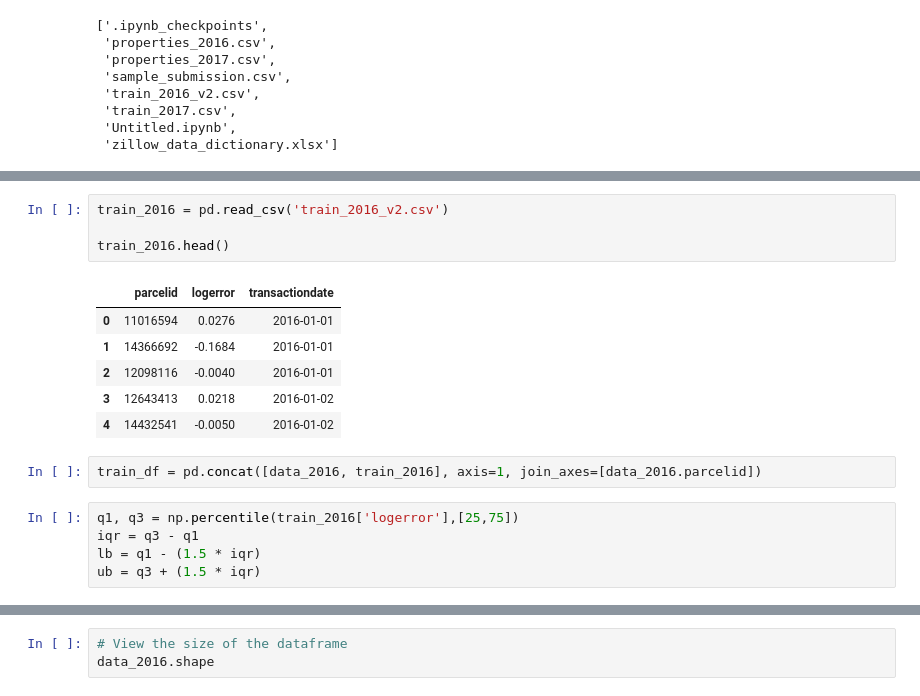
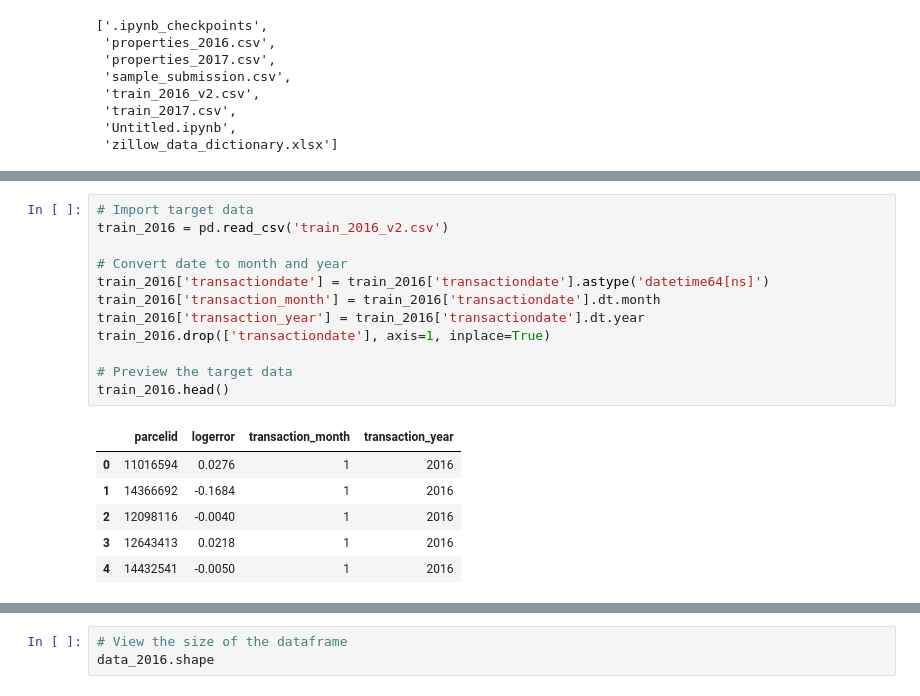
Before and after one commit to mhuh22/Python-workspace, a Jupyter notebook: Personal_Projects/Zillow_Regressor.ipynb, the cells around one changed output, grey strips where cells are left out. Saved outputs shown, nothing was run; the diff lists cells and outputs as text.

```diff
--- a/Personal_Projects/Zillow_Regressor.ipynb
+++ b/Personal_Projects/Zillow_Regressor.ipynb
@@ -70,19 +62,20 @@ data_2016.head()
-# %%
-train_2016 = pd.read_csv('train_2016_v2.csv')
-
-train_2016.head()
-# %% [output]
-|  | parcelid | logerror | transactiondate |
-| 0 | 11016594 | 0.0276 | 2016-01-01 |
-| 1 | 14366692 | -0.1684 | 2016-01-01 |
-| 2 | 12098116 | -0.0040 | 2016-01-01 |
-| 3 | 12643413 | 0.0218 | 2016-01-02 |
-| 4 | 14432541 | -0.0050 | 2016-01-02 |
-# %%
-train_df = pd.concat([data_2016, train_2016], axis=1, join_axes=[data_2016.parcelid])
-# %%
-q1, q3 = np.percentile(train_2016['logerror'],[25,75])
-iqr = q3 - q1
-lb = q1 - (1.5 * iqr)
-ub = q3 + (1.5 * iqr)
+# %%
+# Import target data
+train_2016 = pd.read_csv('train_2016_v2.csv')
+
+# Convert date to month and year
+train_2016['transactiondate'] = train_2016['transactiondate'].astype('datetime64[ns]')
+train_2016['transaction_month'] = train_2016['transactiondate'].dt.month
+train_2016['transaction_year'] = train_2016['transactiondate'].dt.year
+train_2016.drop(['transactiondate'], axis=1, inplace=True)
+
+# Preview the target data
+train_2016.head()
+# %% [output]
+|  | parcelid | logerror | transaction_month | transaction_year |
+| 0 | 11016594 | 0.0276 | 1 | 2016 |
+| 1 | 14366692 | -0.1684 | 1 | 2016 |
+| 2 | 12098116 | -0.0040 | 1 | 2016 |
+| 3 | 12643413 | 0.0218 | 1 | 2016 |
+| 4 | 14432541 | -0.0050 | 1 | 2016 |
 # %%
```
Also changed, not shown: parts of 4 cells of this notebook.
